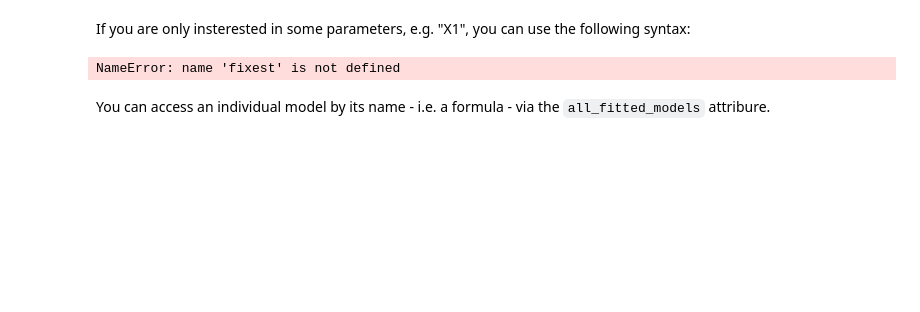
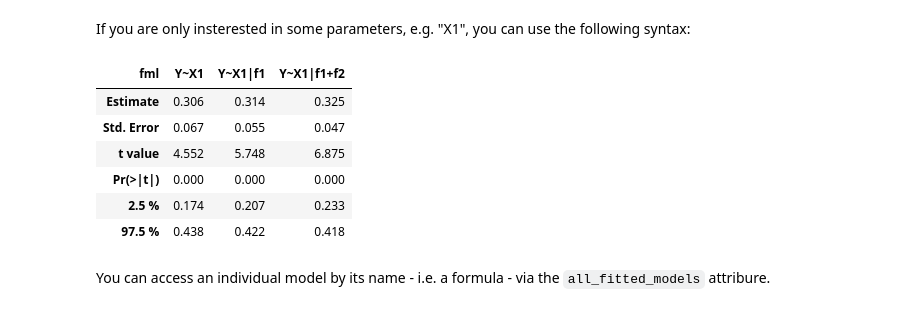
Before and after one commit to py-econometrics/pyfixest, a Jupyter notebook: docs/tutorial.ipynb, the cells around one changed output. Saved outputs shown, nothing was run; the diff lists cells and outputs as text; code cells hidden in the pictures; blank space fills up the shorter version.

```diff
--- a/docs/tutorial.ipynb
+++ b/docs/tutorial.ipynb
@@ -202,9 +228,15 @@ NameError: name 'fixest' is not defined
 # %% [markdown]
 If you are only insterested in some parameters, e.g. "X1", you can use the following syntax:
 # %%
-fixest.etable().xs("X1", level=1, axis=1)
+multi_fit.etable().xs("X1", level=1, axis=1)
 # %% [output]
-NameError: name 'fixest' is not defined
+| fml | Y~X1 | Y~X1|f1 | Y~X1|f1+f2 |
+| Estimate | 0.306 | 0.314 | 0.325 |
+| Std. Error | 0.067 | 0.055 | 0.047 |
+| t value | 4.552 | 5.748 | 6.875 |
+| Pr(>|t|) | 0.000 | 0.000 | 0.000 |
+| 2.5 % | 0.174 | 0.207 | 0.233 |
+| 97.5 % | 0.438 | 0.422 | 0.418 |
 # %% [markdown]
 You can access an individual model by its name - i.e. a formula - via the `all_fitted_models` attribure.
 # %%
```
Also changed, not shown: parts of 27 cells of this notebook, 14 other files.
